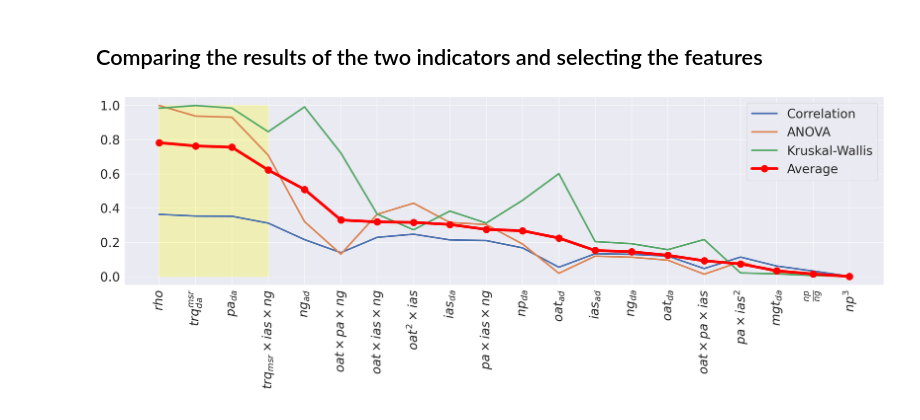
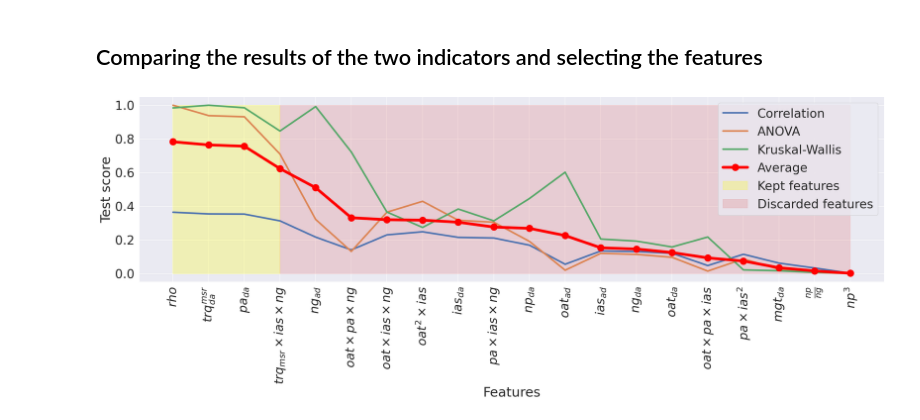
Before and after one commit to MrPio/PHM_North_America_2024_Challenge, a Jupyter notebook: 1-data_preprocessing/1.6-Cherry_Picking_For_Classification.ipynb, the cells around one changed output. Cells and saved outputs as stored; diff of their text form; code cells hidden in the pictures.

```diff
--- a/1-data_preprocessing/1.6-Cherry_Picking_For_Classification.ipynb
+++ b/1-data_preprocessing/1.6-Cherry_Picking_For_Classification.ipynb
@@ -67,24 +67,27 @@ h_scores.plot(kind='bar', figsize=(24, 6))
 # %%
 # 1s
 features_to_keep = 4 # 3 <-- More interpretability
 result1 = np.abs(target_correlations)
 result2 = f_scores / f_scores.max()
 result3 = h_scores / h_scores.max()
 mean_result = (result1 + result2 + result3) / 3
 result = (pd.DataFrame(
     {'Correlation': result1, 'ANOVA': result2, 'Kruskal-Wallis': result3, 'Average': mean_result})
           .sort_values(by='Average', ascending=False))
 _, ax = plt.subplots(figsize=(24, 6), dpi=150)
 result.drop('Average', axis=1).plot(kind='line', linewidth=3, ax=ax)
 ax.plot(result['Average'], label='Average', color='red', linewidth=5, marker='o', markersize=12)
-ax.legend()
 ax.set_xticks(range(len(result.index)))
 ax.set_xticklabels(map(to_latex, result.index), rotation=90)
-ax.fill_between(range(features_to_keep), 1, alpha=0.25, color='yellow')
+ax.fill_between(range(features_to_keep), 1, alpha=0.25, color='yellow', label="Kept features")
+ax.fill_between(range(features_to_keep-1, len(result)), 1, alpha=0.15, color='tab:red', label="Discarded features")
 # ax.set_title('Cherry picking for the classification task')
+ax.set_xlabel("Features")
+ax.set_ylabel("Test score")
+ax.legend(loc="upper right")
 plt.show()
 # %% [output]
-[figure, old version]
+[figure, new version]
 # %%
 # 6s
 os.makedirs('../dataset/3-classification', exist_ok=True)
```
Also changed, not shown: 2 other files.
